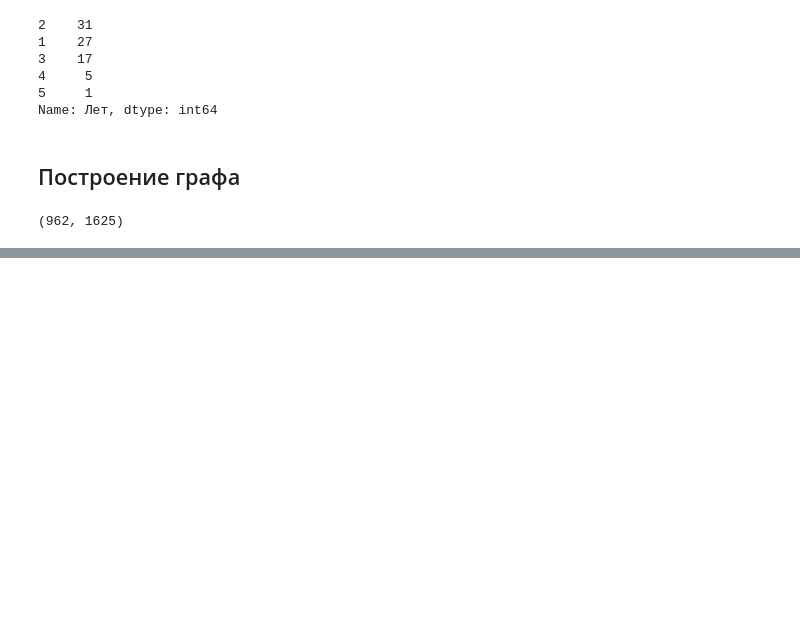
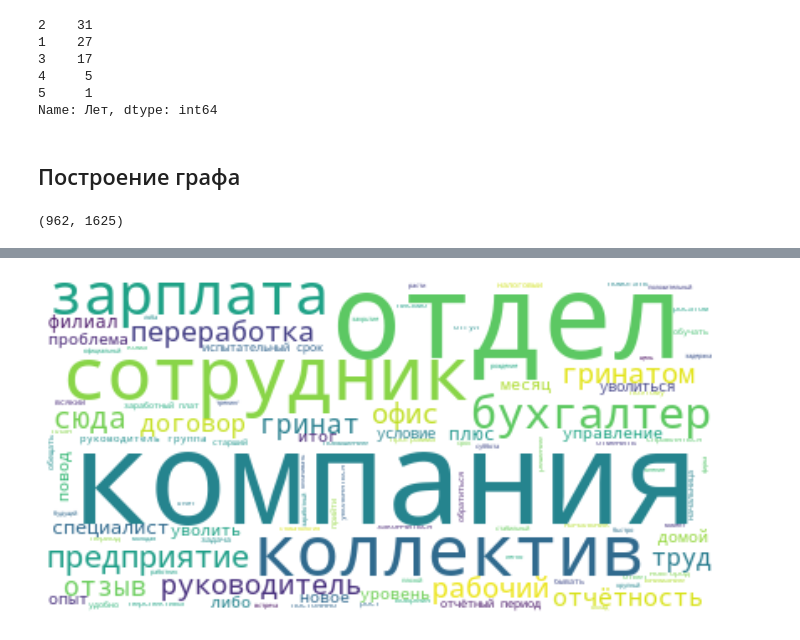
Before and after one commit to polosataya/grinatom-hakaton, a Jupyter notebook: EDA_fit_graph.ipynb, the cells around one changed output, grey strips where cells are left out. Saved outputs shown, nothing was run; the diff lists cells and outputs as text; code cells hidden in the pictures; blank space fills up the shorter version.

```diff
--- a/EDA_fit_graph.ipynb
+++ b/EDA_fit_graph.ipynb
@@ -566,0 +584,3 @@ nx.draw(G, with_labels=True, node_color=values, edge_color = colors, width = 1)
+# %%
+data_gr_at_out = data_gr_at.loc[data_gr_at['target'] == 1].copy()
+data_gr_at_in = data_gr_at.loc[data_gr_at['target'] == 0].copy()
@@ -566,0 +655,7 @@ nx.draw(G, with_labels=True, node_color=values, edge_color = colors, width = 1)
+# %%
+#Работающие (Гринатом)
+text = data_gr_at_in['Отзыв'].str.cat(sep=' ')
+plot_word_cloud(text, 'work.png', stopwords=stopwords_ru, max_words=100,
+                background_color='white', normalize=True)
+# %% [output]
+[figure, added]
```
Also changed, not shown: parts of 24 cells of this notebook.
